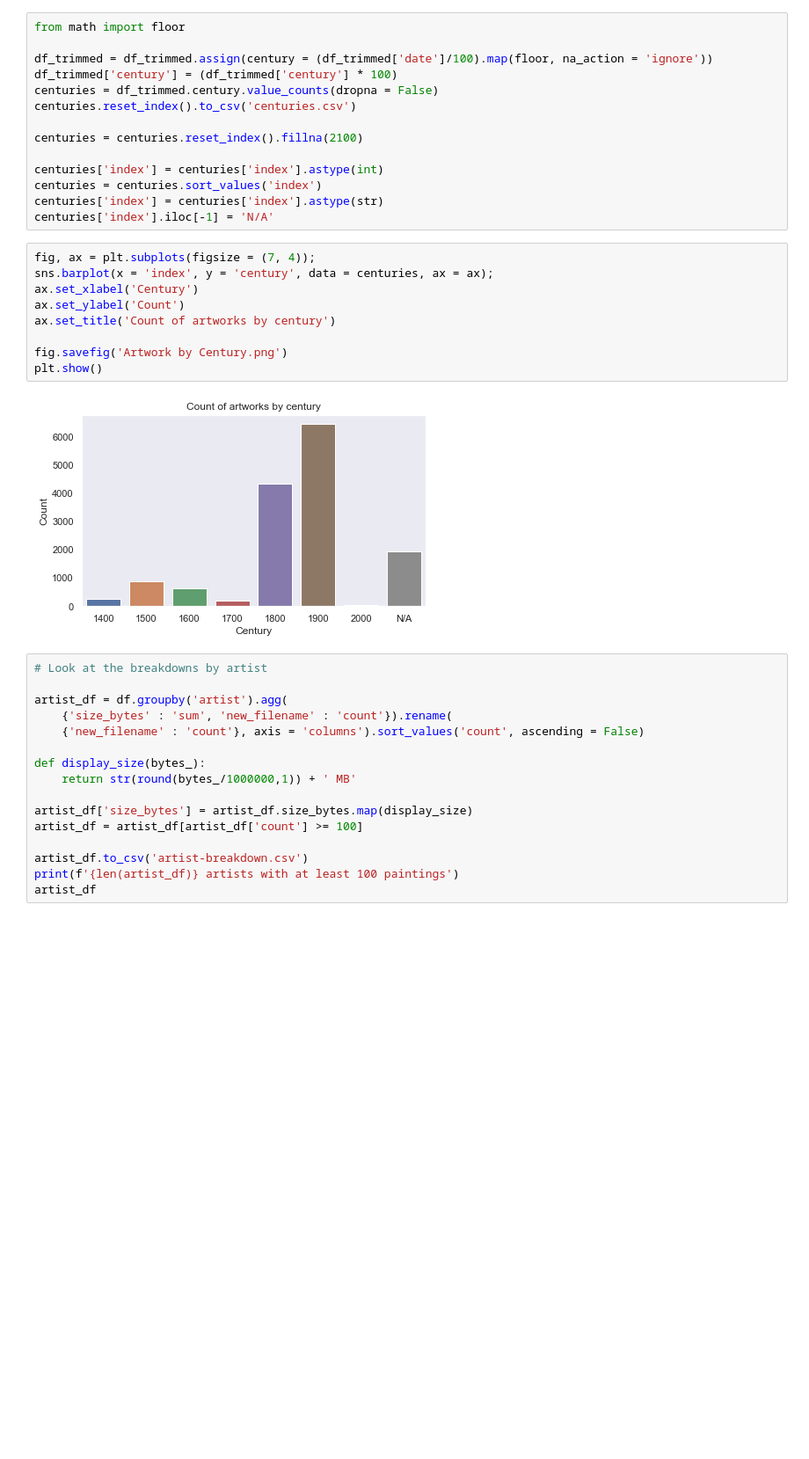
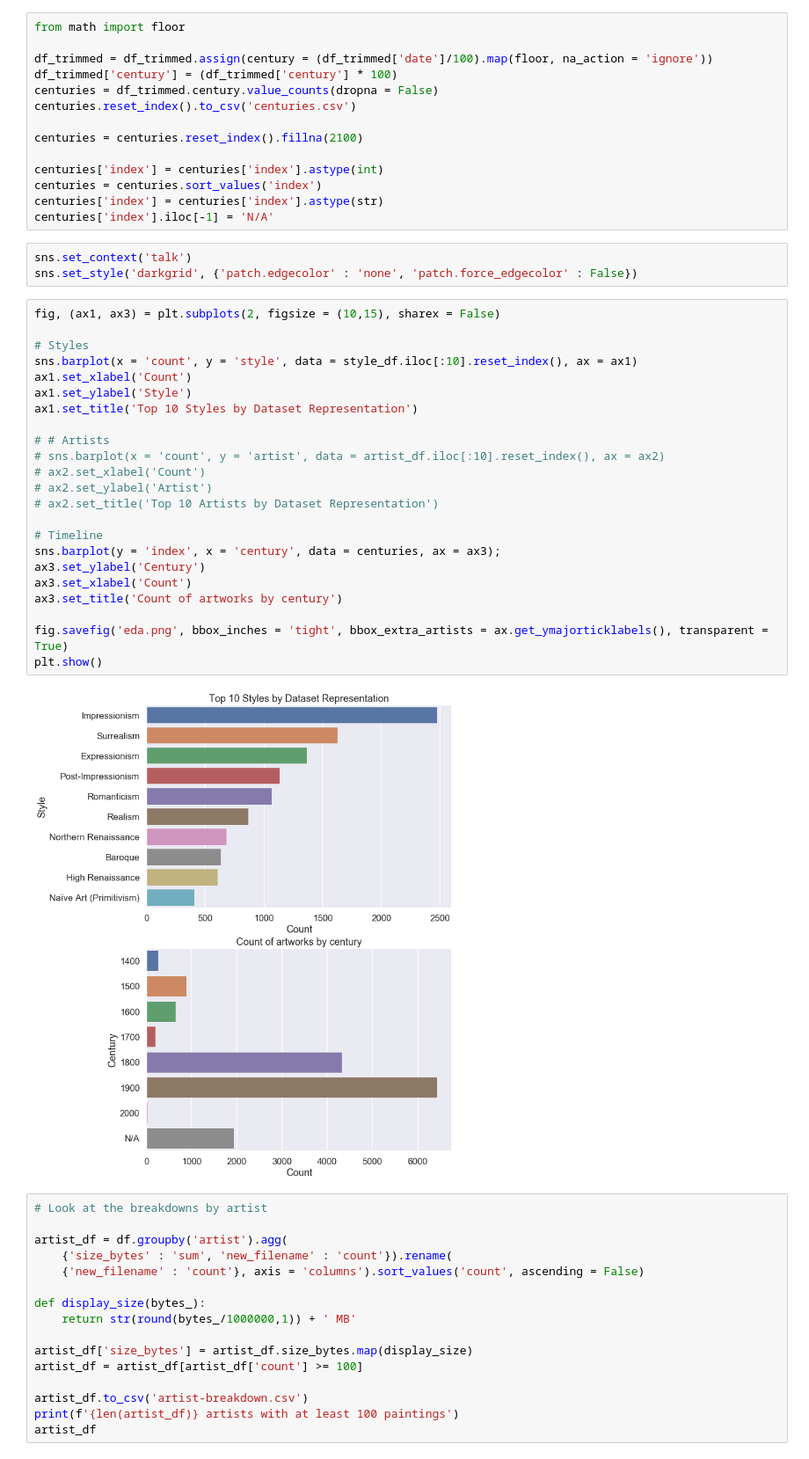
Before and after one commit to rcharan/art-dream, a Jupyter notebook: dataset/artist-selection.ipynb, the cells around one changed output. Shown at 88% size. Saved outputs shown, nothing was run; the diff lists cells and outputs as text; blank space fills up the shorter version.

Commit message:
create figures

```diff
--- a/dataset/artist-selection.ipynb
+++ b/dataset/artist-selection.ipynb
@@ -328,17 +342,34 @@ centuries['index'] = centuries['index'].astype(int)
 centuries = centuries.sort_values('index')
 centuries['index'] = centuries['index'].astype(str)
 centuries['index'].iloc[-1] = 'N/A'
-# %%
-fig, ax = plt.subplots(figsize = (7, 4));
-sns.barplot(x = 'index', y = 'century', data = centuries, ax = ax);
-ax.set_xlabel('Century')
-ax.set_ylabel('Count')
-ax.set_title('Count of artworks by century')
-
-fig.savefig('Artwork by Century.png')
-plt.show()
-# %% [output]
-[figure, removed]
+# %%
+sns.set_context('talk')
+sns.set_style('darkgrid', {'patch.edgecolor' : 'none', 'patch.force_edgecolor' : False})
+# %%
+fig, (ax1, ax3) = plt.subplots(2, figsize = (10,15), sharex = False)
+
+# Styles
+sns.barplot(x = 'count', y = 'style', data = style_df.iloc[:10].reset_index(), ax = ax1)
+ax1.set_xlabel('Count')
+ax1.set_ylabel('Style')
+ax1.set_title('Top 10 Styles by Dataset Representation')
+
+# # Artists
+# sns.barplot(x = 'count', y = 'artist', data = artist_df.iloc[:10].reset_index(), ax = ax2)
+# ax2.set_xlabel('Count')
+# ax2.set_ylabel('Artist')
+# ax2.set_title('Top 10 Artists by Dataset Representation')
+
+# Timeline
+sns.barplot(y = 'index', x = 'century', data = centuries, ax = ax3);
+ax3.set_ylabel('Century')
+ax3.set_xlabel('Count')
+ax3.set_title('Count of artworks by century')
+
+fig.savefig('eda.png', bbox_inches = 'tight', bbox_extra_artists = ax.get_ymajorticklabels(), transparent = True)
+plt.show()
+# %% [output]
+[figure, added]
 # %%
 # Look at the breakdowns by artist
 
```
Also changed, not shown: parts of 14 cells of this notebook, 1 other file.
